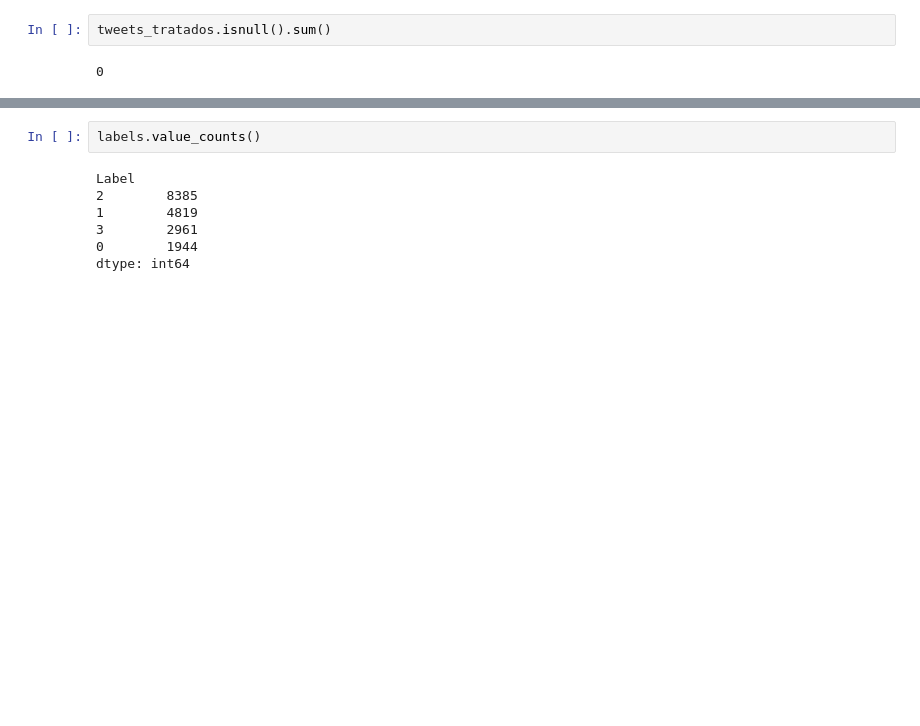
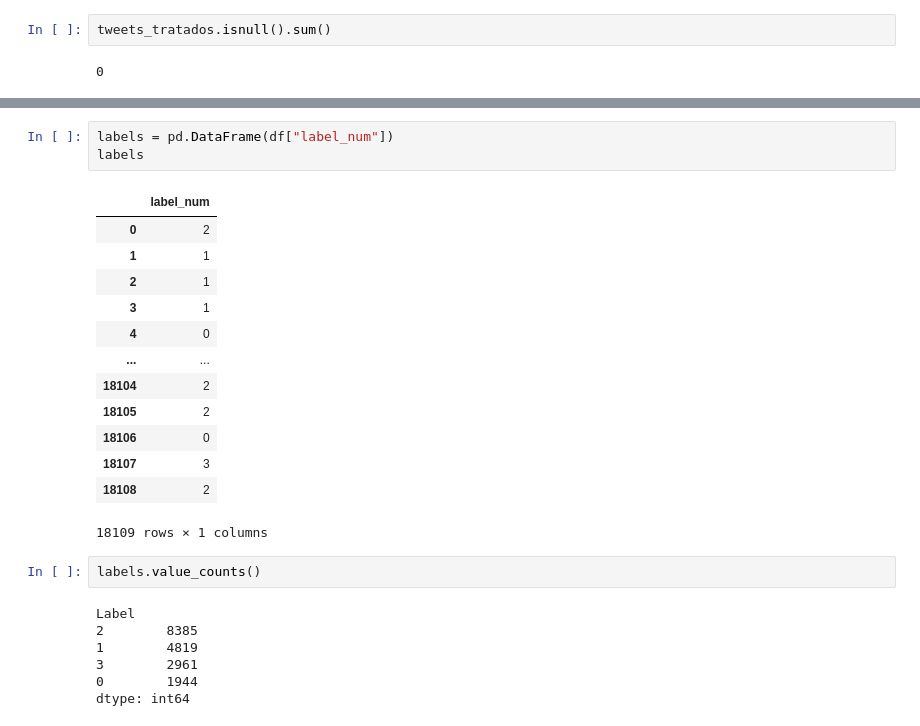
Before and after one commit to jllcen2011/Data_Science_MBA-FIAP, a Jupyter notebook: Fase 4 - Deep Learning/Cap 2 - Recorrentes/RNNsimple - SolutionSprint.ipynb, the cells around one changed output, grey strips where cells are left out. Saved outputs shown, nothing was run; the diff lists cells and outputs as text; blank space fills up the shorter version.

```diff
--- a/Fase 4 - Deep Learning/Cap 2 - Recorrentes/RNNsimple - SolutionSprint.ipynb
+++ b/Fase 4 - Deep Learning/Cap 2 - Recorrentes/RNNsimple - SolutionSprint.ipynb
@@ -105,3 +109,20 @@ labels
+# %%
+labels = pd.DataFrame(df["label_num"])
+labels
+# %% [output]
+|  | label_num |
+| 0 | 2 |
+| 1 | 1 |
+| 2 | 1 |
+| 3 | 1 |
+| 4 | 0 |
+| ... | ... |
+| 18104 | 2 |
+| 18105 | 2 |
+| 18106 | 0 |
+| 18107 | 3 |
+| 18108 | 2 |
+18109 rows × 1 columns
 # %%
 labels.value_counts()
 # %% [output]
```
Also changed, not shown: parts of 18 cells of this notebook, 2 other files.
